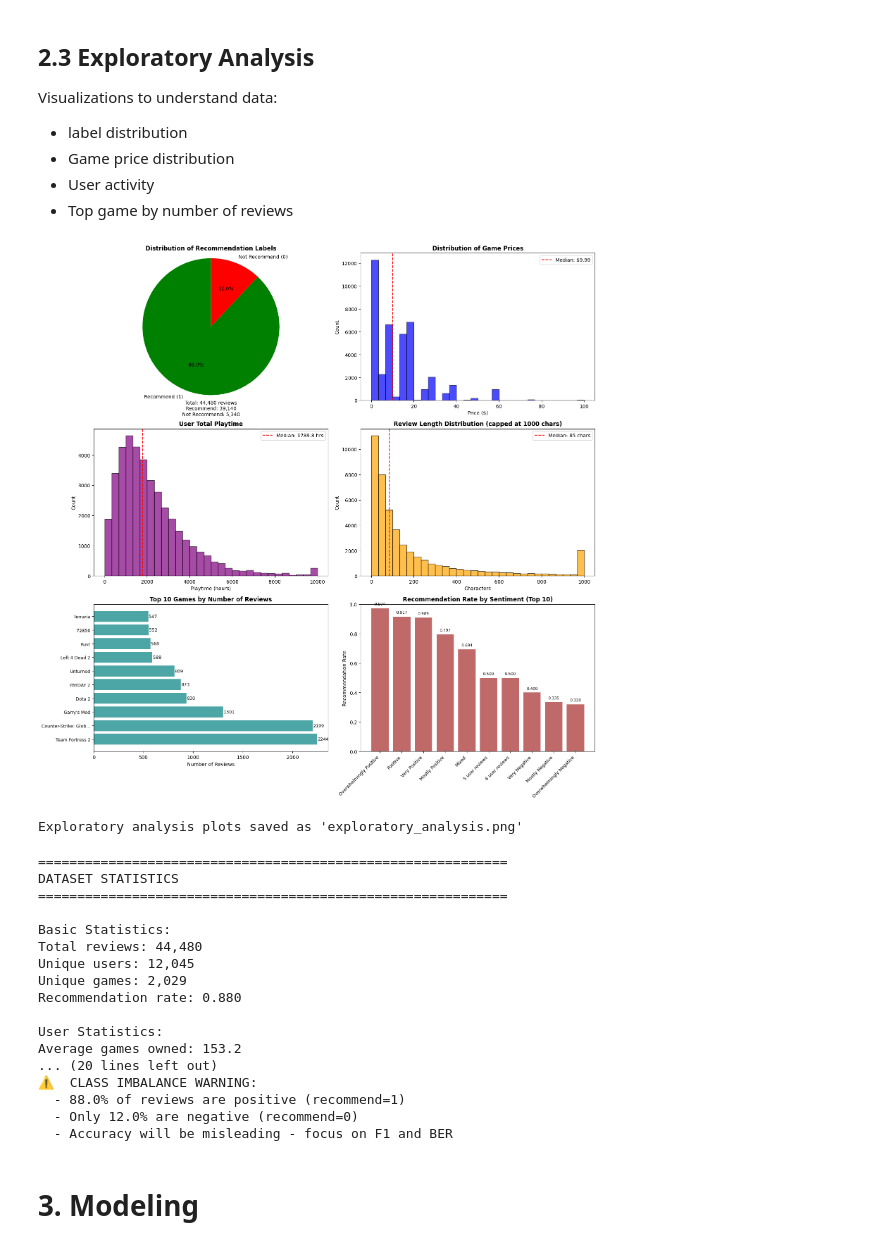
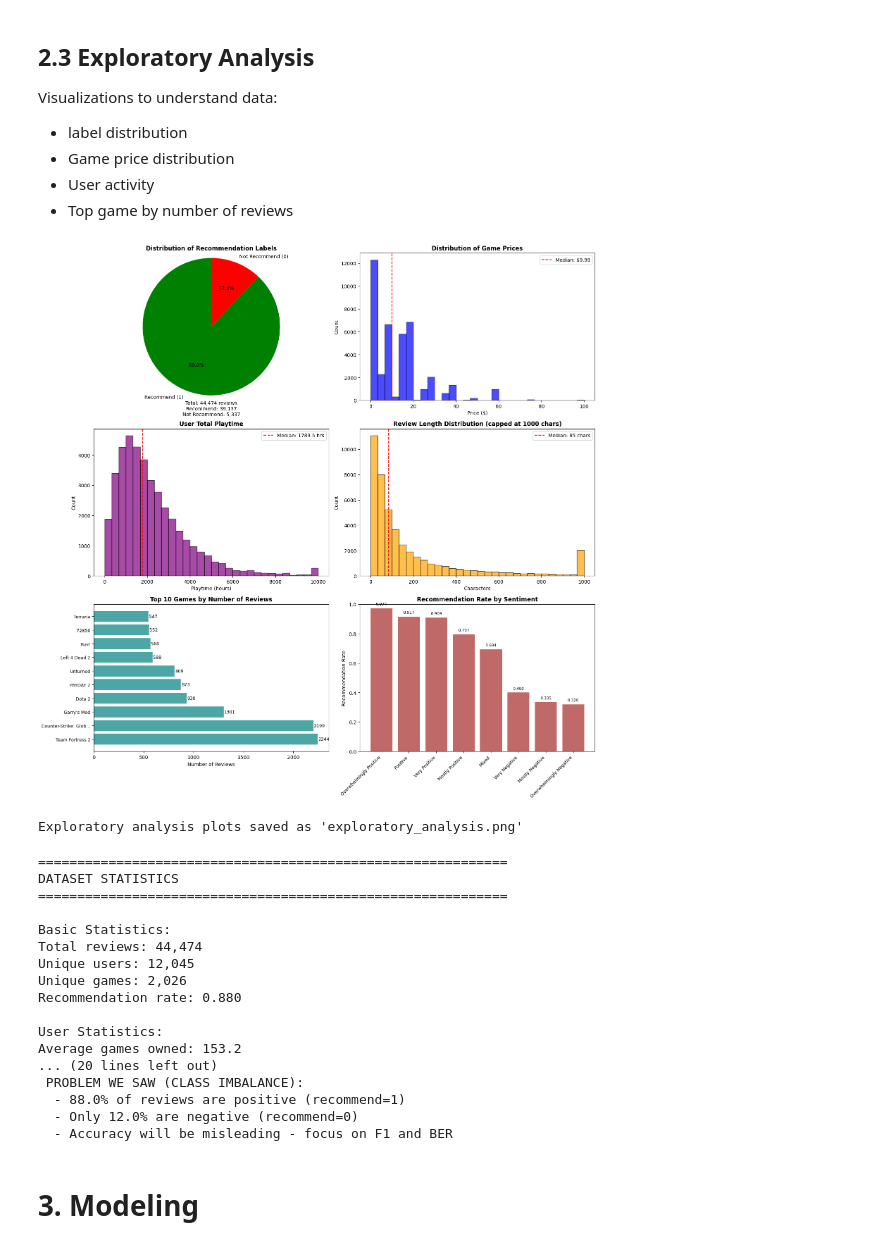
Before and after one commit to ulises0516/CSE158R-Assignment2, a Jupyter notebook: assignment2.ipynb, the cells around one changed output. Saved outputs shown, nothing was run; the diff lists cells and outputs as text; code cells hidden in the pictures.

```diff
--- a/assignment2.ipynb
+++ b/assignment2.ipynb
@@ -316,6 +328,10 @@ game_review_counts = df['item_id'].value_counts()
 games_with_enough_reviews = game_review_counts[game_review_counts >= 2].index
 df = df[df['item_id'].isin(games_with_enough_reviews)]
 
+# Remove unwanted sentiment values
+unwanted_sentiments = ['6 user reviews', '5 user reviews']
+df = df[~df['sentiment'].isin(unwanted_sentiments)]
+
 print(f"Final dataset size: {len(df):,} rows")
 print(f"Number of unique users: {df['user_id'].nunique():,}")
 print(f"Number of unique games: {df['item_id'].nunique():,}")
@@ -404,35 +420,35 @@ for game_id in top_games.index:
     else:
         game_names.append(str(game_id))
 
 axes[2, 0].barh(range(len(game_names)), top_games.values, alpha=0.7, color='teal')
 axes[2, 0].set_yticks(range(len(game_names)))
 axes[2, 0].set_yticklabels(game_names, fontsize=9)
 axes[2, 0].set_title('Top 10 Games by Number of Reviews', fontsize=12, fontweight='bold')
 axes[2, 0].set_xlabel('Number of Reviews', fontsize=10)
 for i, v in enumerate(top_games.values):
     axes[2, 0].text(v + 5, i, str(v), va='center', fontsize=9)
 
 # 6. Recommendation rate by sentiment
 if 'sentiment' in df.columns:
     sentiment_rates = df.groupby('sentiment')['recommend'].mean().sort_values(ascending=False).head(10)
     axes[2, 1].bar(range(len(sentiment_rates)), sentiment_rates.values, alpha=0.7, color='brown')
     axes[2, 1].set_xticks(range(len(sentiment_rates)))
     axes[2, 1].set_xticklabels(sentiment_rates.index, rotation=45, ha='right', fontsize=9)
-    axes[2, 1].set_title('Recommendation Rate by Sentiment (Top 10)', fontsize=12, fontweight='bold')
+    axes[2, 1].set_title('Recommendation Rate by Sentiment', fontsize=12, fontweight='bold')
     axes[2, 1].set_ylabel('Recommendation Rate', fontsize=10)
     axes[2, 1].set_ylim(0, 1.0)
     for i, v in enumerate(sentiment_rates.values):
         axes[2, 1].text(i, v + 0.02, f'{v:.3f}', ha='center', fontsize=8)
 else:
     axes[2, 1].text(0.5, 0.5, 'Sentiment data not available', ha='center', va='center')
     axes[2, 1].set_title('Sentiment Data', fontsize=12, fontweight='bold')
 
 plt.tight_layout()
 plt.savefig('exploratory_analysis.png', dpi=150, bbox_inches='tight')
 plt.show()
 print("Exploratory analysis plots saved as 'exploratory_analysis.png'")
 # %% [output]
-[figure, old version]
+[figure, new version]
 Exploratory analysis plots saved as 'exploratory_analysis.png'
 # %%
 # Additional statistics
@@ -469,7 +485,7 @@ if 'sentiment' in df.columns:
             rate = df[df['sentiment'] == sentiment]['recommend'].mean()
             print(f"  {sentiment}: {count:,} reviews, {rate:.3f} recommend rate")
 
-print(f"\n CLASS IMBALANCE WARNING:")
+print(f"\n PROBLEM WE SAW (CLASS IMBALANCE):")
 print(f"  - {df['recommend'].mean()*100:.1f}% of reviews are positive (recommend=1)")
 print(f"  - Only {100 - df['recommend'].mean()*100:.1f}% are negative (recommend=0)")
 print(f"  - Accuracy will be misleading - focus on F1 and BER")
@@ -479,15 +495,15 @@ DATASET STATISTICS
 ============================================================
 
 Basic Statistics:
-Total reviews: 44,480
+Total reviews: 44,474
 Unique users: 12,045
-Unique games: 2,029
+Unique games: 2,026
 Recommendation rate: 0.880
 
 User Statistics:
 Average games owned: 153.2
 ... (20 lines left out)
-⚠️  CLASS IMBALANCE WARNING:
+ PROBLEM WE SAW (CLASS IMBALANCE):
   - 88.0% of reviews are positive (recommend=1)
   - Only 12.0% are negative (recommend=0)
   - Accuracy will be misleading - focus on F1 and BER
```
Also changed, not shown: parts of 21 cells of this notebook, 2 other files.
